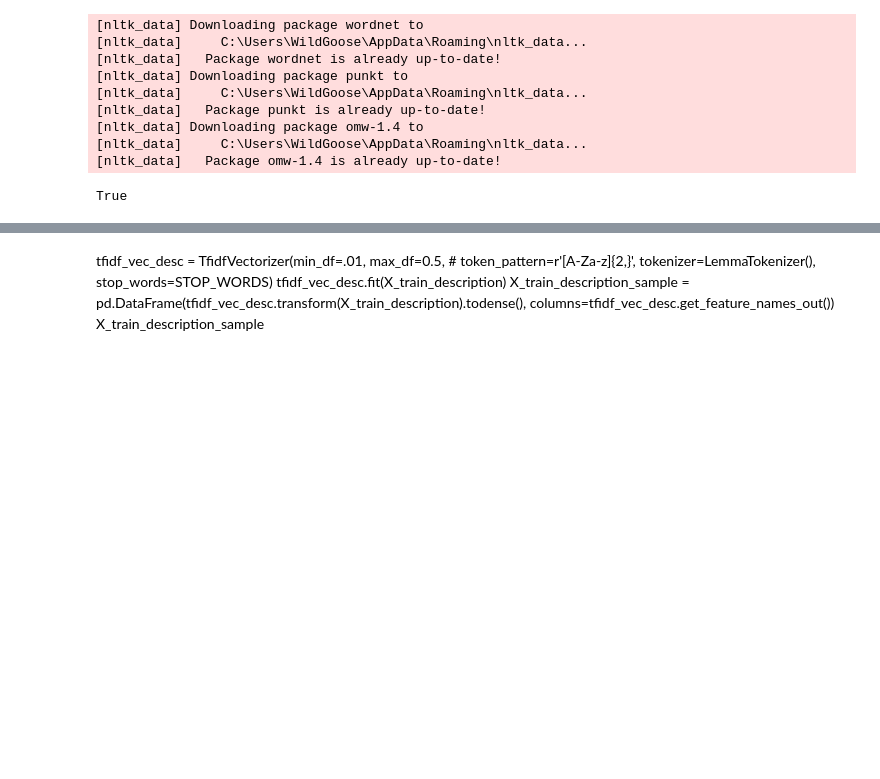
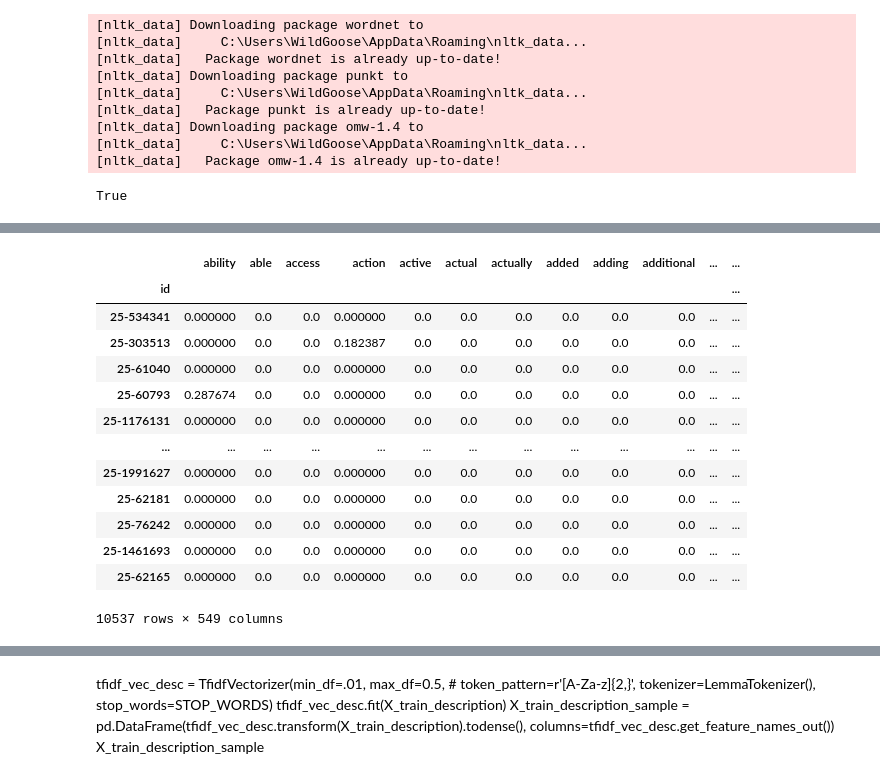
Before and after one commit to W1ldGoose/Data-Science, a Jupyter notebook: Radiculitki.ipynb, the cells around one changed output, grey strips where cells are left out. Saved outputs shown, nothing was run; the diff lists cells and outputs as text; code cells hidden in the pictures; blank space fills up the shorter version.

```diff
--- a/Radiculitki.ipynb
+++ b/Radiculitki.ipynb
@@ -176,0 +135,2 @@ Name: Type.name, dtype: int64
+# %%
+X_train_text = prep_train_data.summary.astype(str) + " " + prep_train_data.description.astype(str)
@@ -176,0 +153,23 @@ Name: Type.name, dtype: int64
+# %%
+tfidf_vec_summary = TfidfVectorizer(min_df=.01, max_df=0.75,
+                                    tokenizer=LemmaTokenizer(),
+                             )
+tfidf_vec_summary.fit(X_train_text)
+train_text_prep = pd.DataFrame(tfidf_vec_summary.transform(X_train_text).todense(), index=X_train_text.index,
+                               columns=tfidf_vec_summary.get_feature_names_out())
+train_text_prep
+# %% [output]
+|  | ability | able | access | action | active | actual | actually | added | adding | additional | ... | ... |
+| id |  |  |  |  |  |  |  |  |  |  |  | ... |
+| 25-534341 | 0.000000 | 0.0 | 0.0 | 0.000000 | 0.0 | 0.0 | 0.0 | 0.0 | 0.0 | 0.0 | ... | ... |
+| 25-303513 | 0.000000 | 0.0 | 0.0 | 0.182387 | 0.0 | 0.0 | 0.0 | 0.0 | 0.0 | 0.0 | ... | ... |
+| 25-61040 | 0.000000 | 0.0 | 0.0 | 0.000000 | 0.0 | 0.0 | 0.0 | 0.0 | 0.0 | 0.0 | ... | ... |
+| 25-60793 | 0.287674 | 0.0 | 0.0 | 0.000000 | 0.0 | 0.0 | 0.0 | 0.0 | 0.0 | 0.0 | ... | ... |
+| 25-1176131 | 0.000000 | 0.0 | 0.0 | 0.000000 | 0.0 | 0.0 | 0.0 | 0.0 | 0.0 | 0.0 | ... | ... |
+| ... | ... | ... | ... | ... | ... | ... | ... | ... | ... | ... | ... | ... |
+| 25-1991627 | 0.000000 | 0.0 | 0.0 | 0.000000 | 0.0 | 0.0 | 0.0 | 0.0 | 0.0 | 0.0 | ... | ... |
+| 25-62181 | 0.000000 | 0.0 | 0.0 | 0.000000 | 0.0 | 0.0 | 0.0 | 0.0 | 0.0 | 0.0 | ... | ... |
+| 25-76242 | 0.000000 | 0.0 | 0.0 | 0.000000 | 0.0 | 0.0 | 0.0 | 0.0 | 0.0 | 0.0 | ... | ... |
+| 25-1461693 | 0.000000 | 0.0 | 0.0 | 0.000000 | 0.0 | 0.0 | 0.0 | 0.0 | 0.0 | 0.0 | ... | ... |
+| 25-62165 | 0.000000 | 0.0 | 0.0 | 0.000000 | 0.0 | 0.0 | 0.0 | 0.0 | 0.0 | 0.0 | ... | ... |
+10537 rows × 549 columns
```
Also changed, not shown: parts of 80 cells of this notebook, 1 other file.
